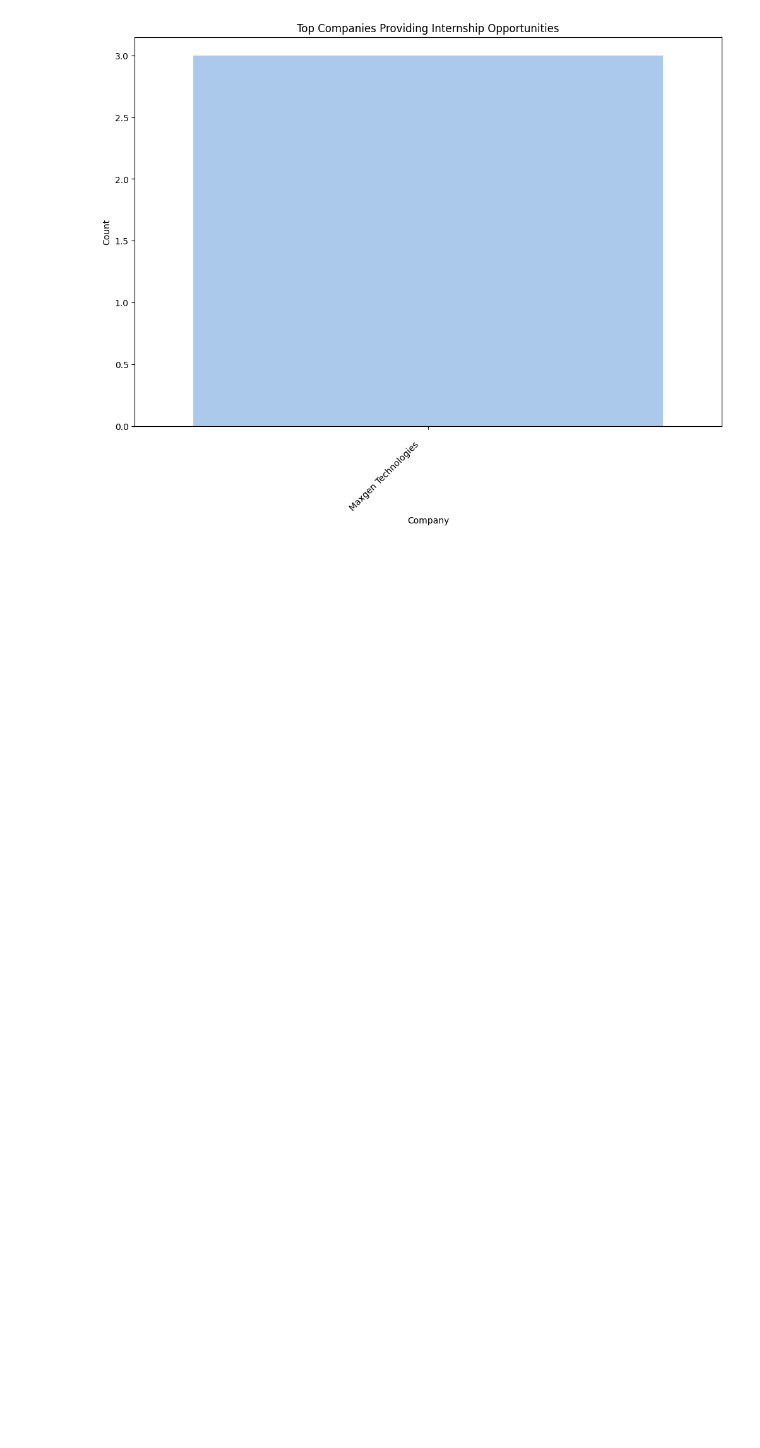
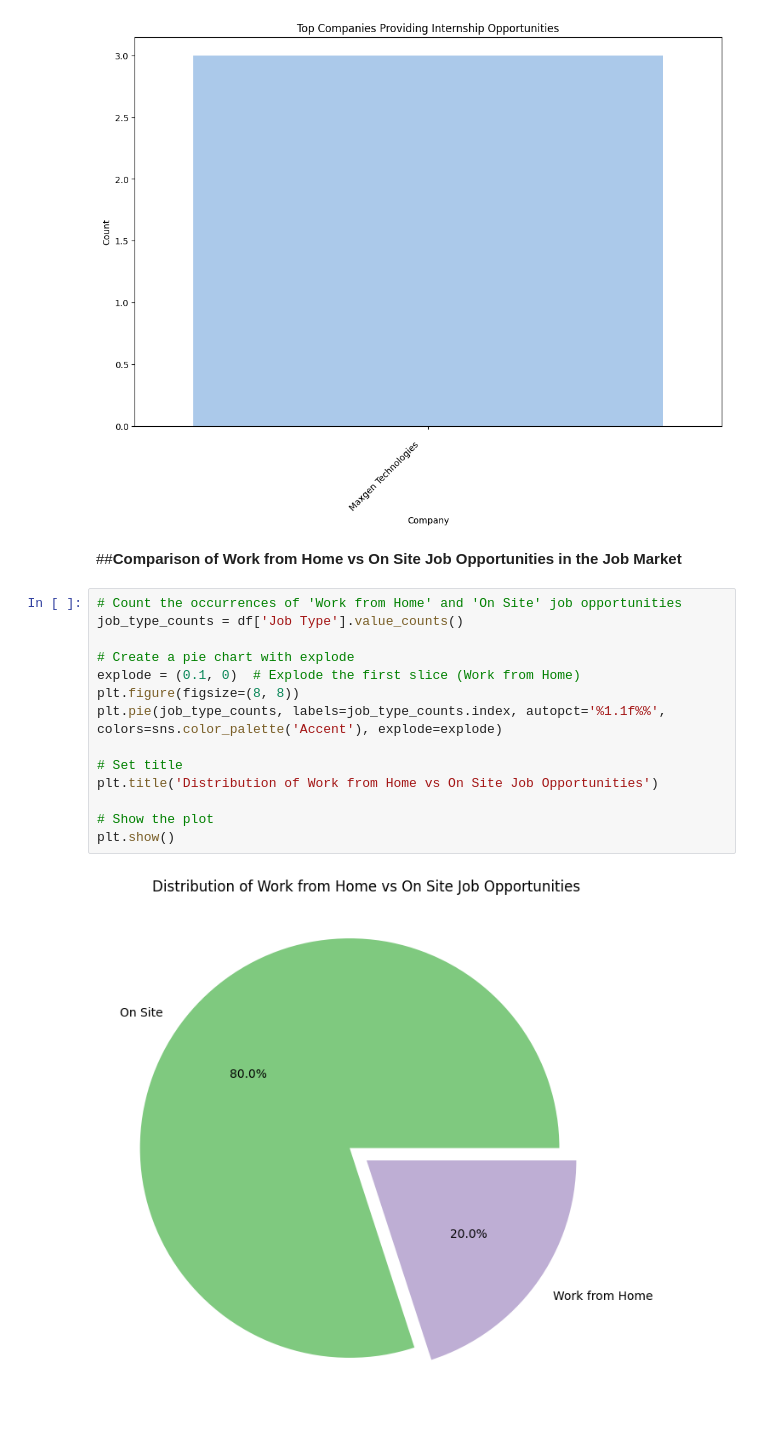
Before and after one commit to rohitpaul09/Web-Scraping-Data-Science-Job-Listings, a Jupyter notebook: Web_Scraping_Job_Listings.ipynb, the cells around one changed output. Saved outputs shown, nothing was run; the diff lists cells and outputs as text; blank space fills up the shorter version.

```diff
--- a/Web_Scraping_Job_Listings.ipynb
+++ b/Web_Scraping_Job_Listings.ipynb
@@ -262,3 +270,21 @@ plt.xticks(rotation=45, ha='right')
 plt.show()
 # %% [output]
 [figure]
+# %% [markdown]
+##**Comparison of Work from Home vs On Site Job Opportunities in the Job Market**
+# %%
+# Count the occurrences of 'Work from Home' and 'On Site' job opportunities
+job_type_counts = df['Job Type'].value_counts()
+
+# Create a pie chart with explode
+explode = (0.1, 0)  # Explode the first slice (Work from Home)
+plt.figure(figsize=(8, 8))
+plt.pie(job_type_counts, labels=job_type_counts.index, autopct='%1.1f%%', colors=sns.color_palette('Accent'), explode=explode)
+
+# Set title
+plt.title('Distribution of Work from Home vs On Site Job Opportunities')
+
+# Show the plot
+plt.show()
+# %% [output]
+[figure, added]
```
Also changed, not shown: parts of 3 cells of this notebook.
